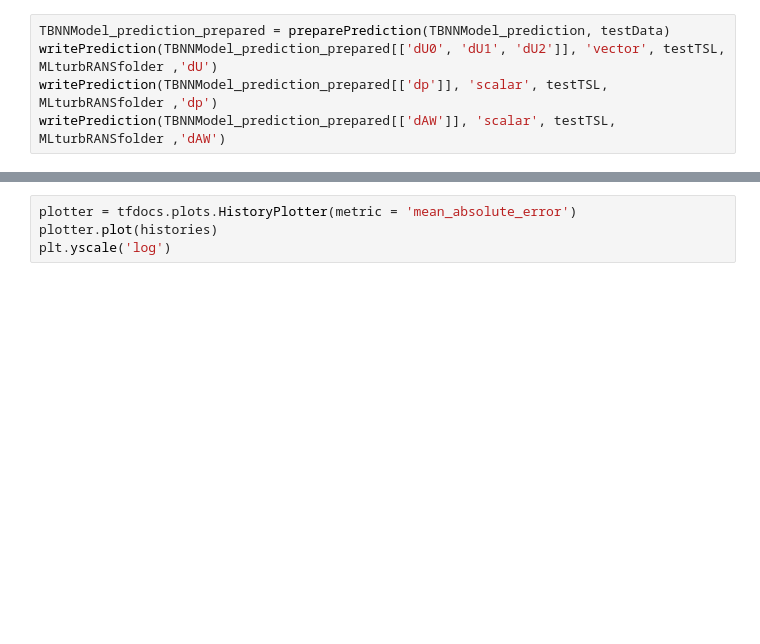
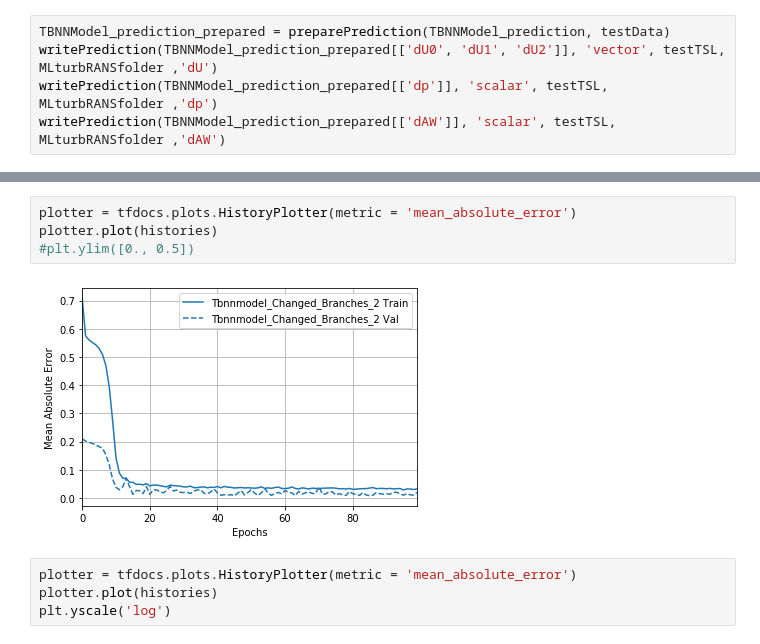
Before and after one commit to RomanovaDI/tbnnTurbulenceTraining, a Jupyter notebook: constantAngleSlopeDNS_U4e-1_A5_H1e-2_RANSsets/trainNN.ipynb, the cells around one changed output, grey strips where cells are left out. Cells and saved outputs as stored; diff of their text form; blank space fills up the shorter version.

```diff
--- a/constantAngleSlopeDNS_U4e-1_A5_H1e-2_RANSsets/trainNN.ipynb
+++ b/constantAngleSlopeDNS_U4e-1_A5_H1e-2_RANSsets/trainNN.ipynb
@@ -622,3 +928,9 @@ plt.ylim([0., 0.5])
+# %%
+plotter = tfdocs.plots.HistoryPlotter(metric = 'mean_absolute_error')
+plotter.plot(histories)
+#plt.ylim([0., 0.5])
+# %% [output]
+[figure, added]
 # %%
 plotter = tfdocs.plots.HistoryPlotter(metric = 'mean_absolute_error')
 plotter.plot(histories)
```
Also changed, not shown: parts of 66 cells of this notebook.
